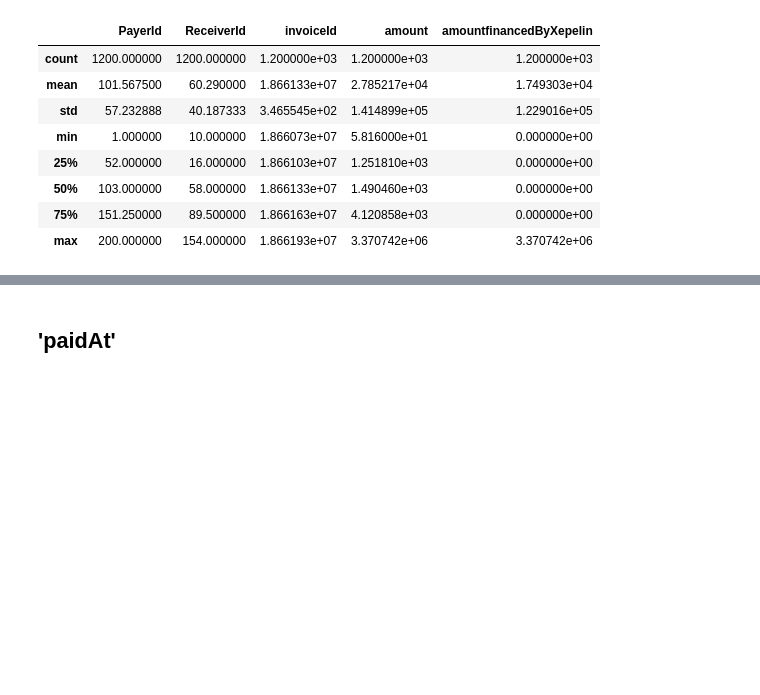
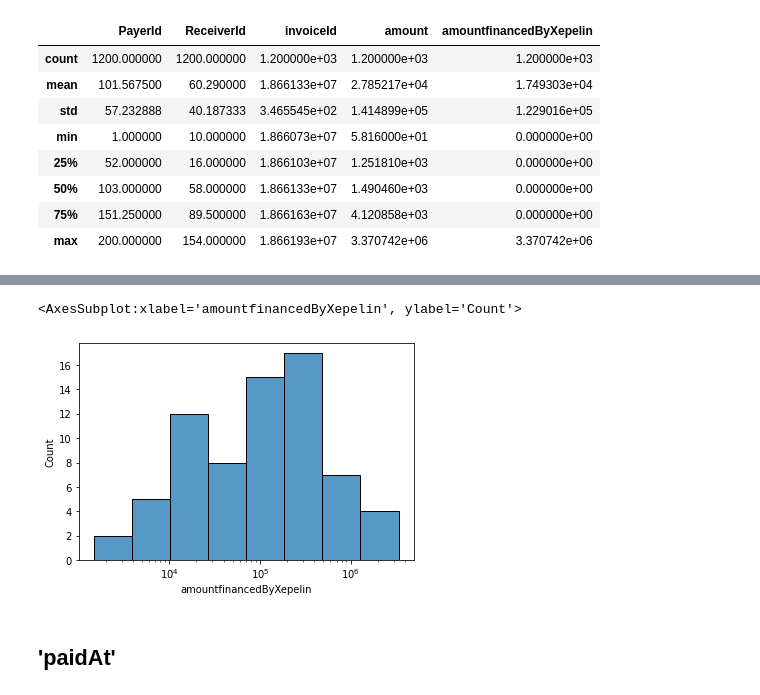
Before and after one commit to andrescerv/xepelin-challenge, a Jupyter notebook: notebook.ipynb, the cells around one changed output, grey strips where cells are left out. Saved outputs shown, nothing was run; the diff lists cells and outputs as text; code cells hidden in the pictures; blank space fills up the shorter version.

```diff
--- a/notebook.ipynb
+++ b/notebook.ipynb
@@ -50,3 +133,8 @@ df.describe()
+# %%
+sns.histplot(data=top_receivers[top_receivers['amountfinancedByXepelin']>0], x='amountfinancedByXepelin', log_scale=True)
+# %% [output]
+<AxesSubplot:xlabel='amountfinancedByXepelin', ylabel='Count'>
+[figure, added]
 # %% [markdown]
 ## 'paidAt'
 # %%
```
Also changed, not shown: parts of 26 cells of this notebook.
